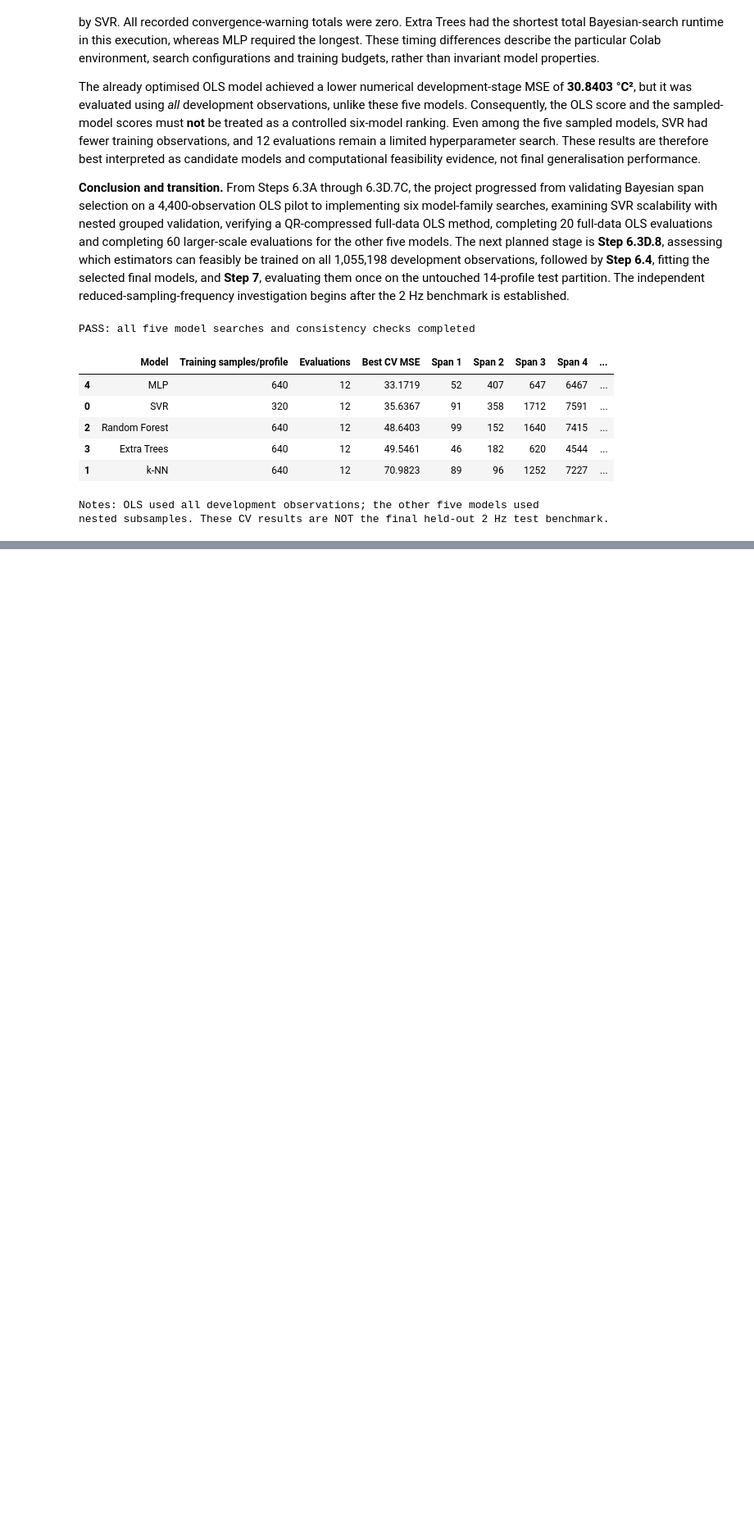
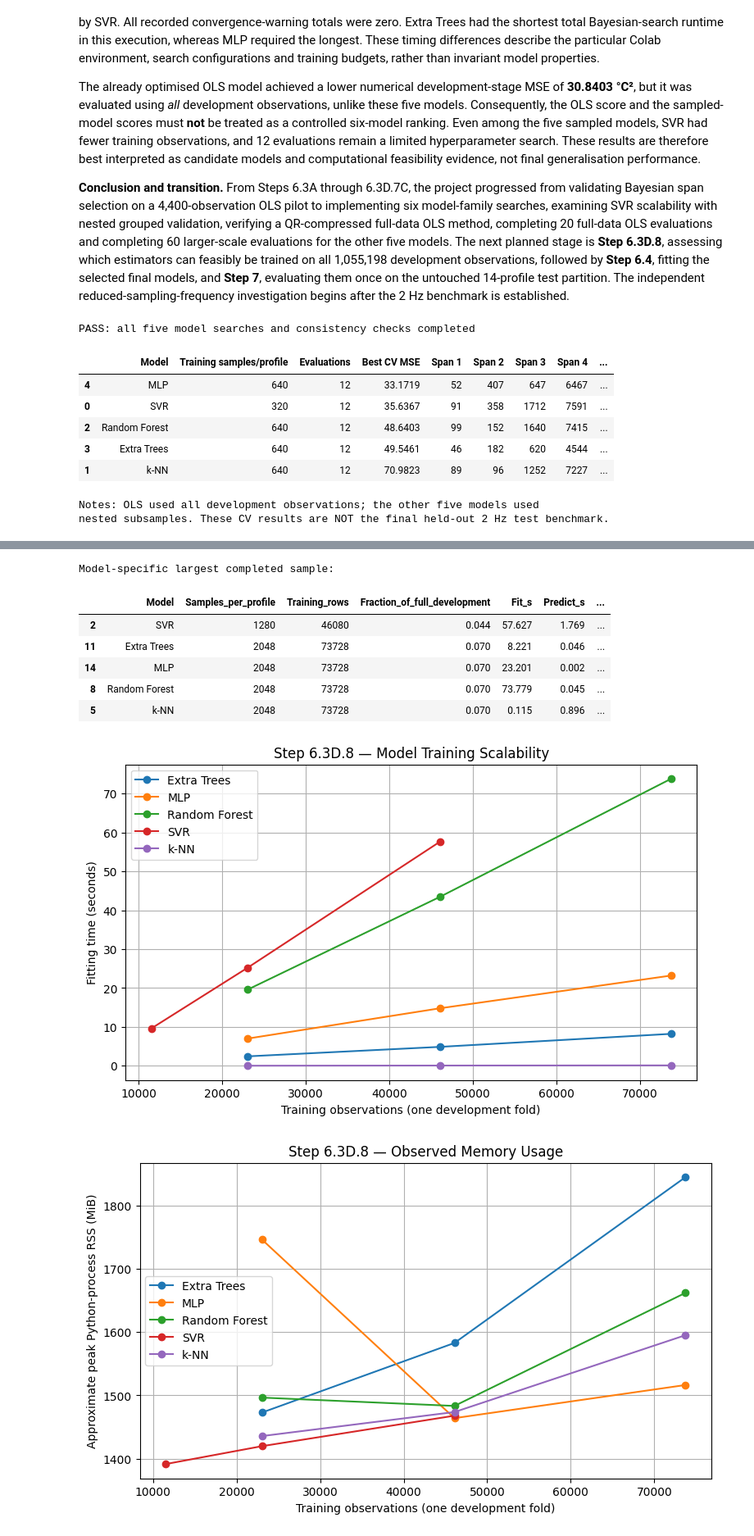
Before and after one commit to Fdau0002/Permanent-Magnet-Temperature-Estimate, a Jupyter notebook: Permanent_Magnet_Temperature_Estimation_Run_All.ipynb, the cells around one changed output, grey strips where cells are left out. Shown at 82% size. Cells and saved outputs as stored; diff of their text form; code cells hidden in the pictures; blank space fills up the shorter version.

```diff
--- a/Permanent_Magnet_Temperature_Estimation_Run_All.ipynb
+++ b/Permanent_Magnet_Temperature_Estimation_Run_All.ipynb
@@ -5115,0 +5405,69 @@ nested subsamples. These CV results are NOT the final held-out 2 Hz test benchma
+# %%
+# STEP 6.3D.8B — Summarise observed scaling (no further model training)
+import os
+import matplotlib.pyplot as plt
+import pandas as pd
+
+summary = pd.read_csv(
+    os.path.join(FEASIBILITY_DIR, 'feasibility_measurements.csv')
+)
+summary = summary.sort_values(['Model', 'Training_rows'])
+assert set(summary['Model']).issubset(set(MODEL_ORDER))
+
+print('Model-specific largest completed sample:')
+summary_max = (
+    summary.sort_values('Training_rows')
+    .groupby('Model', as_index=False)
+    .tail(1)
+    .copy()
+)
+summary_max['Fraction_of_full_development'] = (
+    summary_max['Training_rows'] / len(train_df)
+)
+display(summary_max[
+    ['Model', 'Samples_per_profile', 'Training_rows',
+     'Fraction_of_full_development', 'Fit_s', 'Predict_s',
+     'Process_peak_RSS_MiB', 'Convergence_warnings']
+].round(3))
+
+# Independent figure for training time
+plt.figure(figsize=(9, 5))
+for name, group in summary.groupby('Model'):
+    plt.plot(group['Training_rows'], group['Fit_s'], marker='o', label=name)
+plt.xlabel('Training observations (one development fold)')
+plt.ylabel('Fitting time (seconds)')
+plt.title('Step 6.3D.8 — Model Training Scalability')
+plt.legend()
+plt.grid(True)
+plt.show()
+
+# Independent figure for approximate process RSS
+plt.figure(figsize=(9, 5))
+for name, group in summary.groupby('Model'):
+    plt.plot(group['Training_rows'], group['Process_peak_RSS_MiB'],
+             marker='o', label=name)
+plt.xlabel('Training observations (one development fold)')
+plt.ylabel('Approximate peak Python-process RSS (MiB)')
+plt.title('Step 6.3D.8 — Observed Memory Usage')
+plt.legend()
+plt.grid(True)
+plt.show()
+
+summary_max.to_csv(
+    os.path.join(FEASIBILITY_DIR, 'feasibility_largest_completed.csv'),
+    index=False
+)
+
+print('PASS: Scalability assessment saved')
+print('Caution: sampled-data benchmarks do not establish full-data feasibility.')
+print('Step 6.4 must separately validate any proposed full-data fit.')
+# %% [output]
+Model-specific largest completed sample:
+|  | Model | Samples_per_profile | Training_rows | Fraction_of_full_development | Fit_s | Predict_s | ... |
+| 2 | SVR | 1280 | 46080 | 0.044 | 57.627 | 1.769 | ... |
+| 11 | Extra Trees | 2048 | 73728 | 0.070 | 8.221 | 0.046 | ... |
+| 14 | MLP | 2048 | 73728 | 0.070 | 23.201 | 0.002 | ... |
+| 8 | Random Forest | 2048 | 73728 | 0.070 | 73.779 | 0.045 | ... |
+| 5 | k-NN | 2048 | 73728 | 0.070 | 0.115 | 0.896 | ... |
+[figure, added]
+[figure, added]
```
Also changed, not shown: parts of 4 cells of this notebook.
